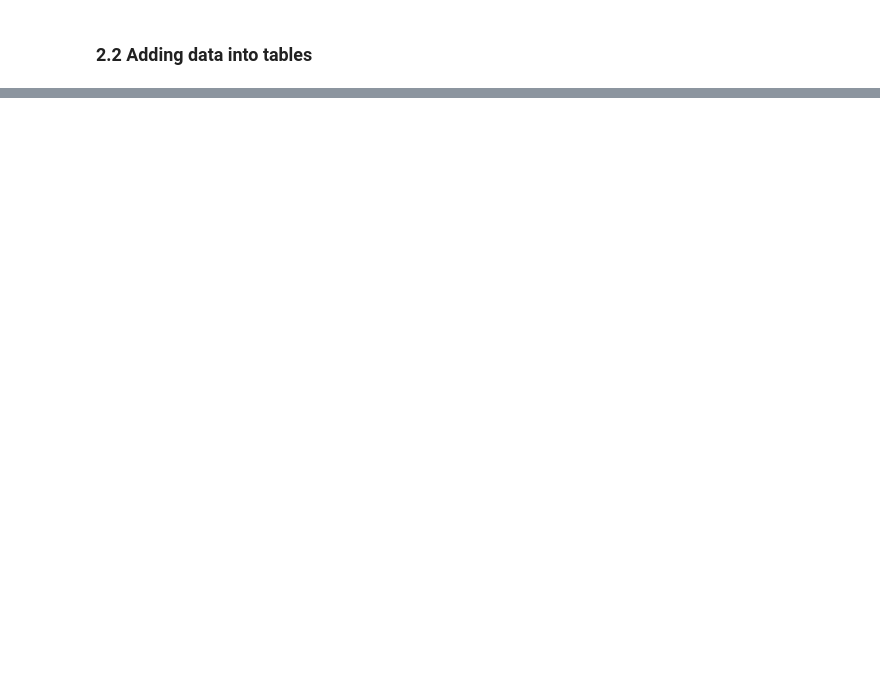
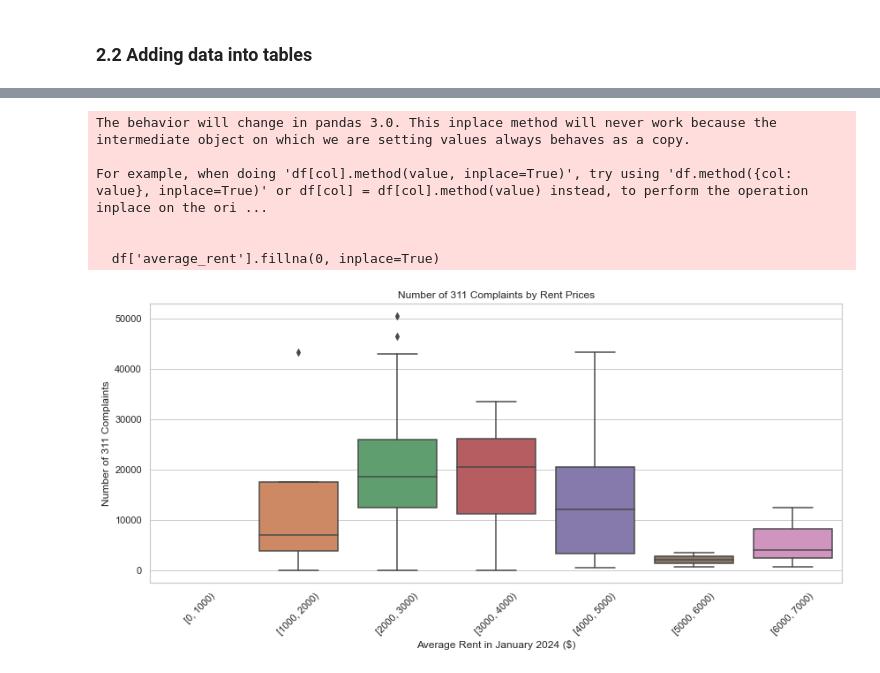
Before and after one commit to glorialjr/TFA-Final-Project_Gloria-Isha, a Jupyter notebook: TFA Final Project_GloriaIsha.ipynb, the cells around one changed output, grey strips where cells are left out. Saved outputs shown, nothing was run; the diff lists cells and outputs as text; code cells hidden in the pictures; blank space fills up the shorter version.

```diff
--- a/TFA Final Project_GloriaIsha.ipynb
+++ b/TFA Final Project_GloriaIsha.ipynb
@@ -581,0 +798,20 @@ Uploaded DataFrame to nyc_rents.
+# %%
+QUERY_2_FILENAME = QUERY_DIR / "mosttrees_per_zipcode.sql"
+"""Top10 Zipcode with the most trees"""
+# SQL Query
+QUERY_2 = """
+SELECT zipcode, COUNT(tree_id) as ttl_trees
+FROM nyc_trees
+GROUP BY zipcode
+ORDER BY ttl_trees DESC
+LIMIT 10;
+"""
+
+# Writing SQL to a file
+write_query_to_file(QUERY_2, QUERY_2_FILENAME)
+
+# Executing Query
+with engine.connect() as conn:
+    result = conn.execute(text(QUERY_2))
+    for row in result:
+        print(row)
@@ -581,0 +1271,41 @@ Uploaded DataFrame to nyc_rents.
+# %%
+"""
+Visualizes the relationship between average rent in January 2024 and the number of 311 complaints by zipcode, using data from NYC rent and complaint databases.
+"""
+def visualize_rent_vs_complaints():
+    """Visualizing average rent in January 2024 and the number of complaints by zipcode with proper casting"""
+    # SQL query corrected with casting
+    query = """
+    SELECT r."RegionName"::text AS zipcode, r."2024-01-31" AS average_rent, COUNT(c.unique_key) AS complaints_count
+    FROM nyc_rents r
+    JOIN nyc_311_complaints c ON r."RegionName"::text = c.incident_zip::text
+    WHERE c.created_date BETWEEN '2023-02-01' AND '2024-01-31'
+    GROUP BY r."RegionName", r."2024-01-31"
+    """
+    df = pd.read_sql(query, engine)
+
+    # Handling missing values for average_rent and binning the rent into $1000 intervals
+    df['average_rent'].fillna(0, inplace=True)
+    max_rent = df['average_rent'].max() if not df['average_rent'].isnull().all() else 1000
+    df['rent_bin'] = pd.cut(df['average_rent'], bins=range(0, int(max_rent) + 1000, 1000), right=False)
+
+    # Plotting the data
+    plt.figure(figsize=(12, 6))
+    sns.boxplot(x='rent_bin', y='complaints_count', data=df)
+    plt.xticks(rotation=45)
+    plt.xlabel("Average Rent in January 2024 ($)")
+    plt.ylabel("Number of 311 Complaints")
+    plt.title("Number of 311 Complaints by Rent Prices")
+    plt.tight_layout()
+    plt.show()
+
+# Call the function to create the visualization
+visualize_rent_vs_complaints()
+# %% [output]
+The behavior will change in pandas 3.0. This inplace method will never work because the intermediate object on which we are setting values always behaves as a copy.
+
+For example, when doing 'df[col].method(value, inplace=True)', try using 'df.method({col: value}, inplace=True)' or df[col] = df[col].method(value) instead, to perform the operation inplace on the ori ...
+
+
+  df['average_rent'].fillna(0, inplace=True)
+[figure, added]
```
Also changed, not shown: parts of 51 cells of this notebook.
